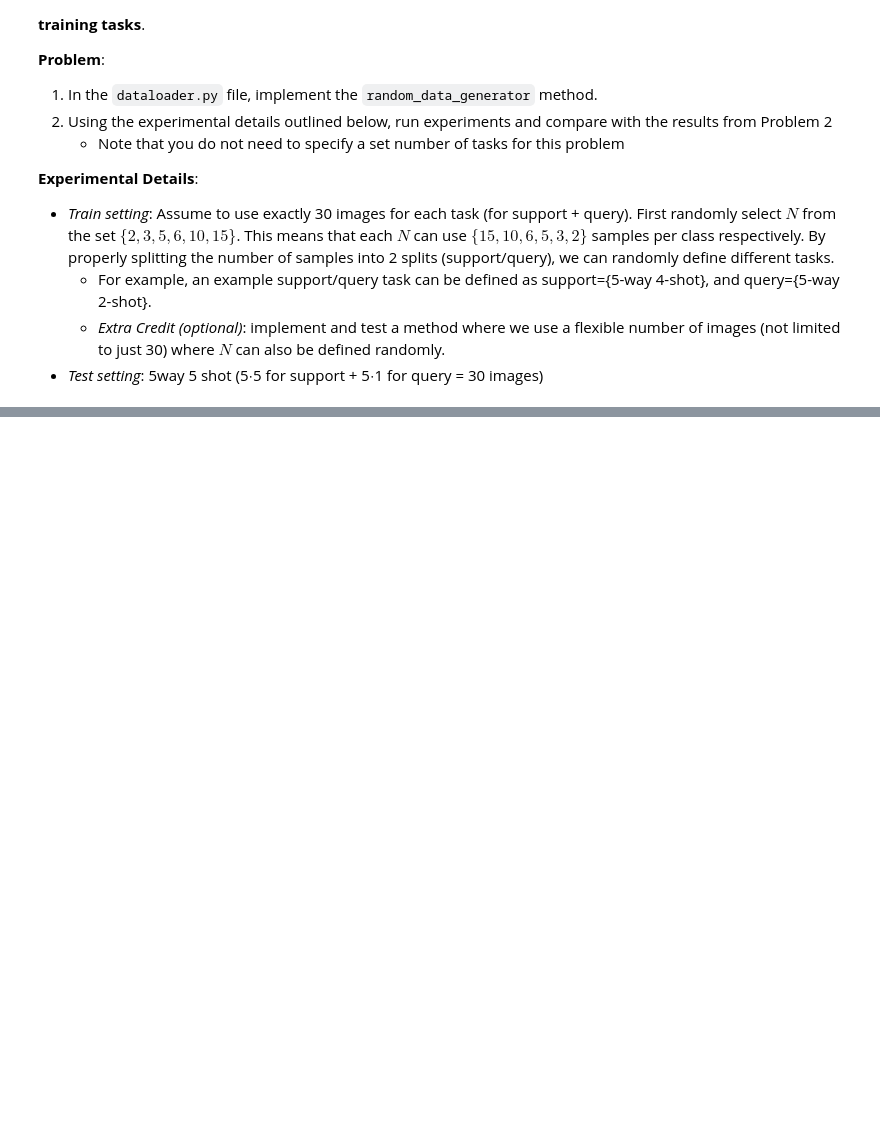
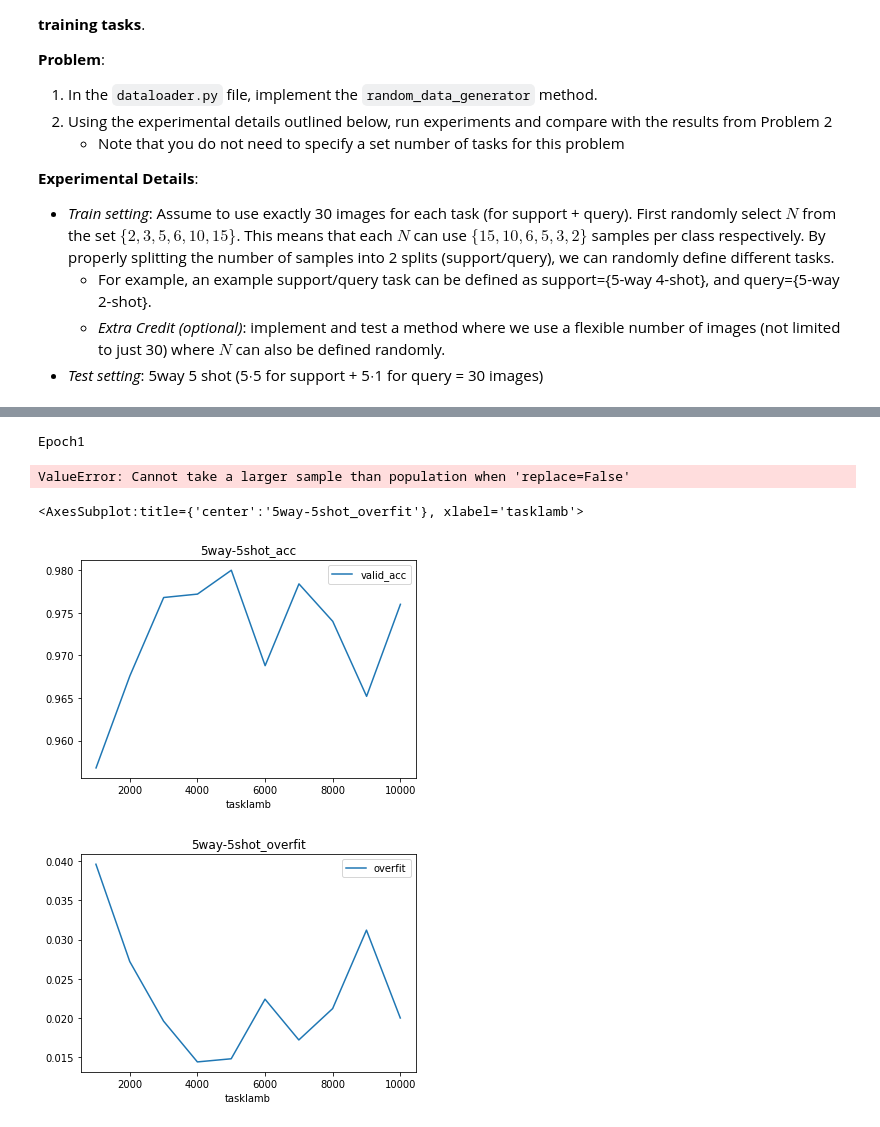
Before and after one commit to olccihyeon/metalearning_hw, a Jupyter notebook: Assignment1/Assignment.ipynb, the cells around one changed output, grey strips where cells are left out. Drawn from its saved outputs; the diff is of its cells as text; code cells hidden in the pictures; blank space fills up the shorter version.

```diff
--- a/Assignment1/Assignment.ipynb
+++ b/Assignment1/Assignment.ipynb
@@ -154,0 +234,19 @@ KeyboardInterrupt:
+# %%
+num_ways = 20
+support_shots = 1
+query_shots = 1
+
+train_dataset4 = DataLoader('train', n_way=num_ways, n_support=support_shots, n_query=query_shots)
+val_dataset4 = DataLoader('test', n_way=num_ways, n_support=support_shots, n_query=query_shots)
+taskslist = [1000,2000,3000,4000,5000,6000,7000,8000,9000,10000]
+result_dict4 = {}
+for i in taskslist:
+    num_tasks = i # The total number of tasks in the predefined task distribution
+    num_epochs = 100 # The number of epochs to train the model
+    num_tasks_per_epoch = 100 # The number of tasks to be trained on for each epoch
+
+    # metrics = [train accuracies, train losses, validation accuracies, validation losses]
+    metrics = train.train_model(train_dataset4, val_dataset4,
+                                n_tasks=num_tasks, n_epochs=num_epochs,
+                                n_tpe=num_tasks_per_epoch)
+    result_dict4[i]= metrics
@@ -185,4 +325,5 @@ val_dataset = DataLoader('test', n_way=num_ways, n_support=support_shots, n_quer
 # %%
+num_tasks=10000
 num_epochs = 10 # The number of epochs to train the model
 num_tasks_per_epoch = 100 # The number of tasks to be trained on for each epoch
 
@@ -190,3 +331,6 @@ num_tasks_per_epoch = 100 # The number of tasks to be trained on for each epoch
 metrics = train.train_model(train_dataset, val_dataset,
                             n_tasks=num_tasks, n_epochs=num_epochs,
                             n_tpe=num_tasks_per_epoch, is_random=True)
+# %% [output]
+Epoch1
+ValueError: Cannot take a larger sample than population when 'replace=False'
@@ -192,0 +341,24 @@ metrics = train.train_model(train_dataset, val_dataset,
+# %%
+df = pd.DataFrame({
+
+    })
+tasklamblist= []
+tasknamelist = []
+validacclist= []
+overfitlist=[]
+for i in taskslist:
+    validacclist.append(result_dict1[i][2][99])
+    tasknamelist.append("5way-5shot")
+    overfitlist.append(result_dict1[i][0][99]-result_dict1[i][2][99])
+    tasklamblist.append(i)
+df['taskname']=tasknamelist
+df['valid_acc']=validacclist
+df['overfit']=overfitlist
+df['tasklamb']=tasklamblist
+
+df.plot(x='tasklamb',y='valid_acc', title="5way-5shot_acc")
+df.plot(x='tasklamb',y='overfit', title="5way-5shot_overfit")
+# %% [output]
+<AxesSubplot:title={'center':'5way-5shot_overfit'}, xlabel='tasklamb'>
+[figure, added]
+[figure, added]
```
Also changed, not shown: parts of 13 cells of this notebook, 3 other files.
